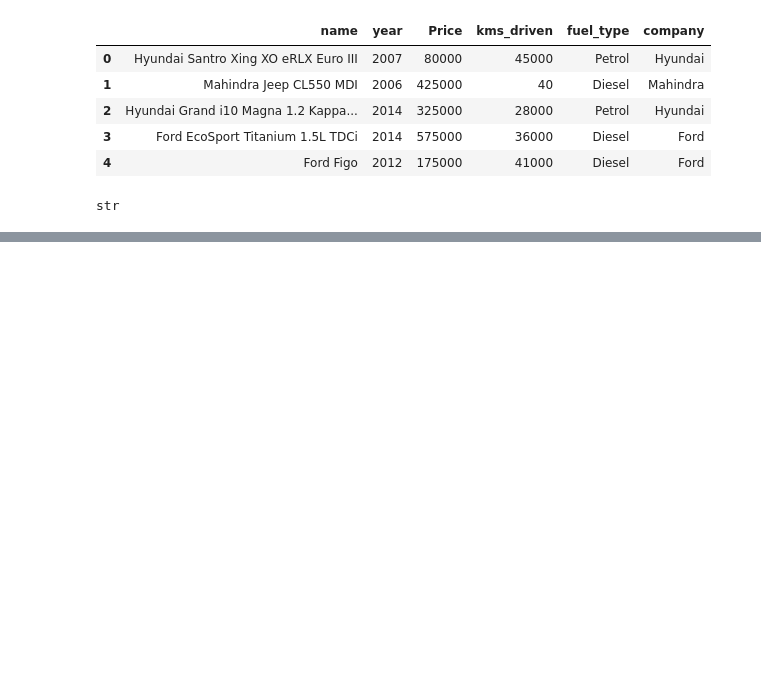
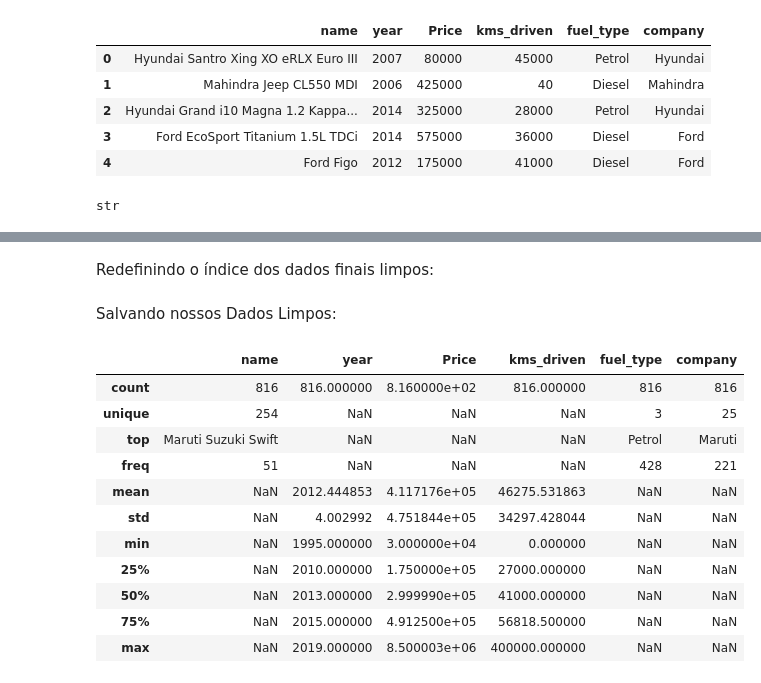
Before and after one commit to KARINAgoncalvesSOARES/ML_verificando_peco_carro, a Jupyter notebook: predicao_preco_car.ipynb, the cells around one changed output, grey strips where cells are left out. Drawn from its saved outputs; the diff is of its cells as text; code cells hidden in the pictures; blank space fills up the shorter version.

Commit message:
Limpeza dos dados finalizada.

```diff
--- a/predicao_preco_car.ipynb
+++ b/predicao_preco_car.ipynb
@@ -274,0 +293,4 @@ See the caveats in the documentation: https://pandas.pydata.org/pandas-docs/stab
+# %%
+# Selecionamos as linhas que não tenham NaN:
+df2 = df2[~df2["fuel_type"].isna()]
+df2.head()
@@ -274,0 +304,4 @@ See the caveats in the documentation: https://pandas.pydata.org/pandas-docs/stab
+# %%
+# Mudança de nomes de carros. Mantendo apenas as três primeiras palavras:
+df2['name'] = df2['name'].str.split().str.slice(start=0, stop=3).str.join(" ")
+df2.head()
@@ -274,0 +315,6 @@ See the caveats in the documentation: https://pandas.pydata.org/pandas-docs/stab
+# %% [markdown]
+Redefinindo o índice dos dados finais limpos:
+# %%
+df2 = df2.reset_index(drop=True)
+# %% [markdown]
+Salvando nossos Dados Limpos:
@@ -274,0 +323,15 @@ See the caveats in the documentation: https://pandas.pydata.org/pandas-docs/stab
+# %%
+df2.describe(include="all")
+# %% [output]
+|  | name | year | Price | kms_driven | fuel_type | company |
+| count | 816 | 816.000000 | 8.160000e+02 | 816.000000 | 816 | 816 |
+| unique | 254 | NaN | NaN | NaN | 3 | 25 |
+| top | Maruti Suzuki Swift | NaN | NaN | NaN | Petrol | Maruti |
+| freq | 51 | NaN | NaN | NaN | 428 | 221 |
+| mean | NaN | 2012.444853 | 4.117176e+05 | 46275.531863 | NaN | NaN |
+| std | NaN | 4.002992 | 4.751844e+05 | 34297.428044 | NaN | NaN |
+| min | NaN | 1995.000000 | 3.000000e+04 | 0.000000 | NaN | NaN |
+| 25% | NaN | 2010.000000 | 1.750000e+05 | 27000.000000 | NaN | NaN |
+| 50% | NaN | 2013.000000 | 2.999990e+05 | 41000.000000 | NaN | NaN |
+| 75% | NaN | 2015.000000 | 4.912500e+05 | 56818.500000 | NaN | NaN |
+| max | NaN | 2019.000000 | 8.500003e+06 | 400000.000000 | NaN | NaN |
```
Also changed, not shown: parts of 6 cells of this notebook.
